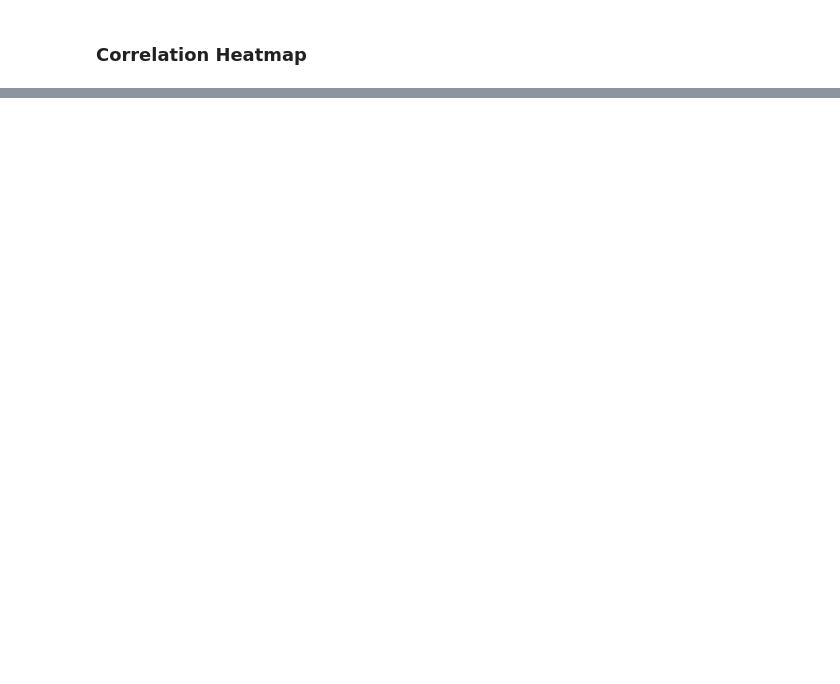
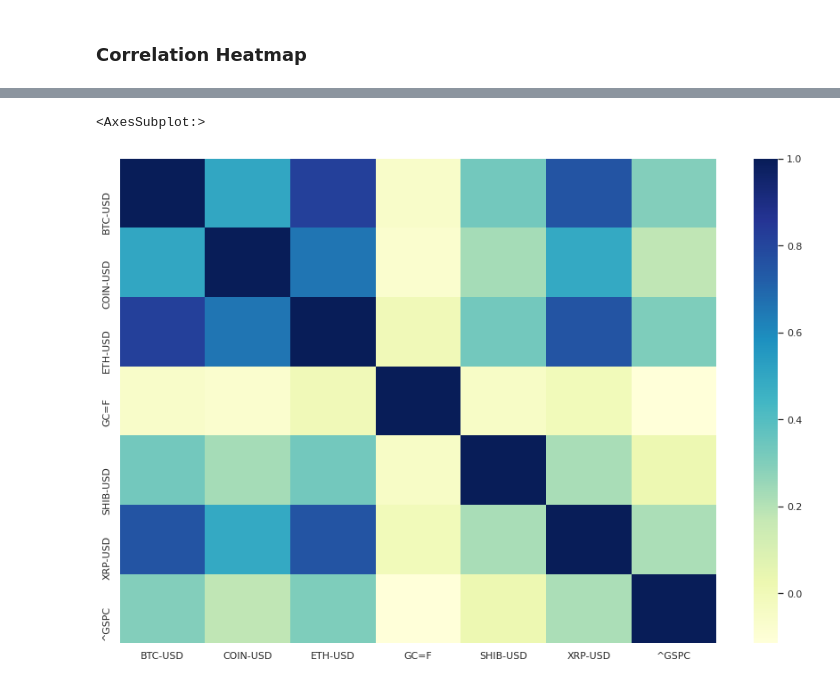
Before and after one commit to cyobero/portfolio, a Jupyter notebook: python/notebooks/cyrpto_analysis.ipynb, the cells around one changed output, grey strips where cells are left out. Saved outputs shown, nothing was run; the diff lists cells and outputs as text; code cells hidden in the pictures; blank space fills up the shorter version.

```diff
--- a/python/notebooks/cyrpto_analysis.ipynb
+++ b/python/notebooks/cyrpto_analysis.ipynb
@@ -86,0 +122,5 @@ sns.heatmap(corrmat)
+# %%
+sns.heatmap(df.corr(), cmap='YlGnBu')
+# %% [output]
+<AxesSubplot:>
+[figure, added]
```
Also changed, not shown: parts of 12 cells of this notebook.
